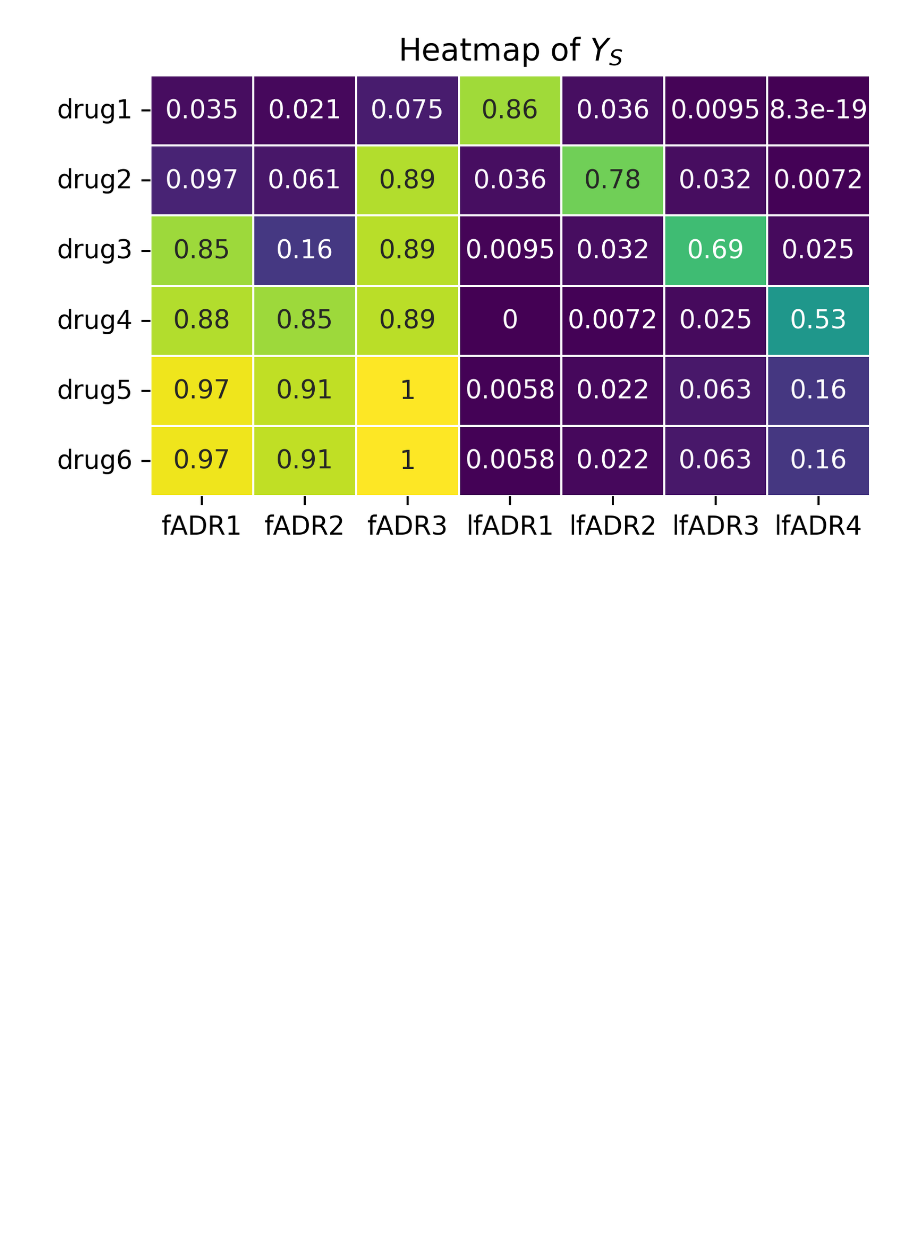
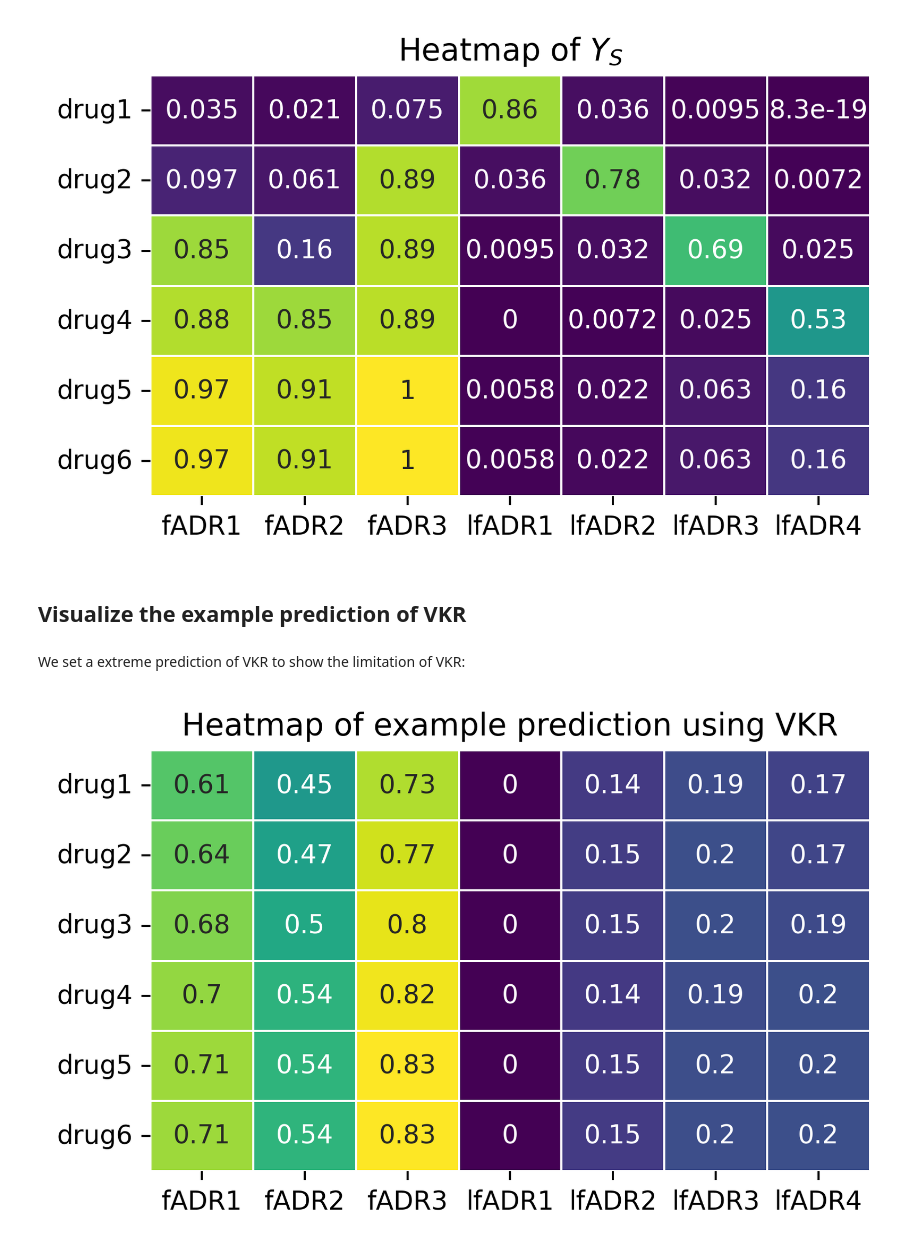
Before and after one commit to YezhaoZhong/SKR, a Jupyter notebook: toydata.ipynb, the cells around one changed output. Drawn from its saved outputs; the diff is of its cells as text; code cells hidden in the pictures; blank space fills up the shorter version.

```diff
--- a/toydata.ipynb
+++ b/toydata.ipynb
@@ -110,3 +111,33 @@ plt.show()
 [figure]
 [figure]
 [figure]
+# %% [markdown]
+## Visualize the example prediction of VKR
+# %% [markdown]
+We set a extreme prediction of VKR to show the limitation of VKR:
+# %%
+sigma = 5
+lmd = 1
+k = 2
+model = VKR(sigma=sigma, lmd=lmd, k=k)
+model.fit(X=Y,Y=Y)
+Y_VKR = model.predict(X_new=Y)
+min_val = np.min(Y_SS)
+max_val = np.max(Y_SS)
+min_max_normalized_matrix = (Y_SS - min_val) / (max_val - min_val)
+Y_SS = np.array(
+    Y_VKR).astype(float)
+# k = np.exp(-cdist(Y, Y)**2/1**2)
+# Y_SS=smoother(Y, k, 0.99, Y.shape[0])
+
+# Plot heatmap
+x_labels = ["fADR1", "fADR2", "fADR3", "lfADR1", "lfADR2", "lfADR3", "lfADR4"]
+y_labels = [f'drug{i}' for i in range(1, Y.shape[0]+1)]
+
+plt.figure(figsize=(5, 3), dpi=350)
+sns.heatmap(Y_SS, annot=True, cbar=False, cmap='viridis', linewidths=.5, xticklabels=x_labels, yticklabels=y_labels)
+plt.title('Heatmap of example prediction using VKR')
+plt.savefig(fname="figs/heatmapVKR.jpg", bbox_inches="tight")
+plt.show()
+# %% [output]
+[figure, added]
```
Also changed, not shown: parts of 1 cell of this notebook.
